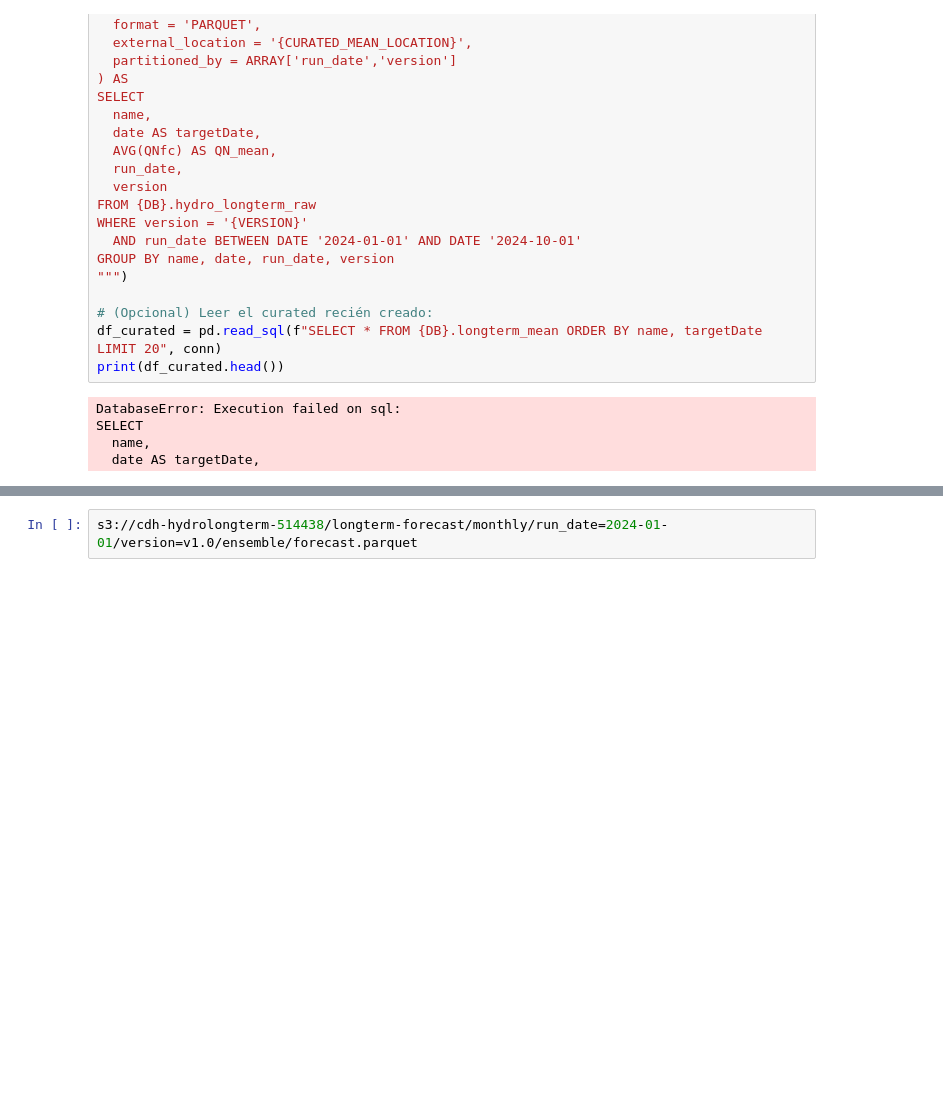
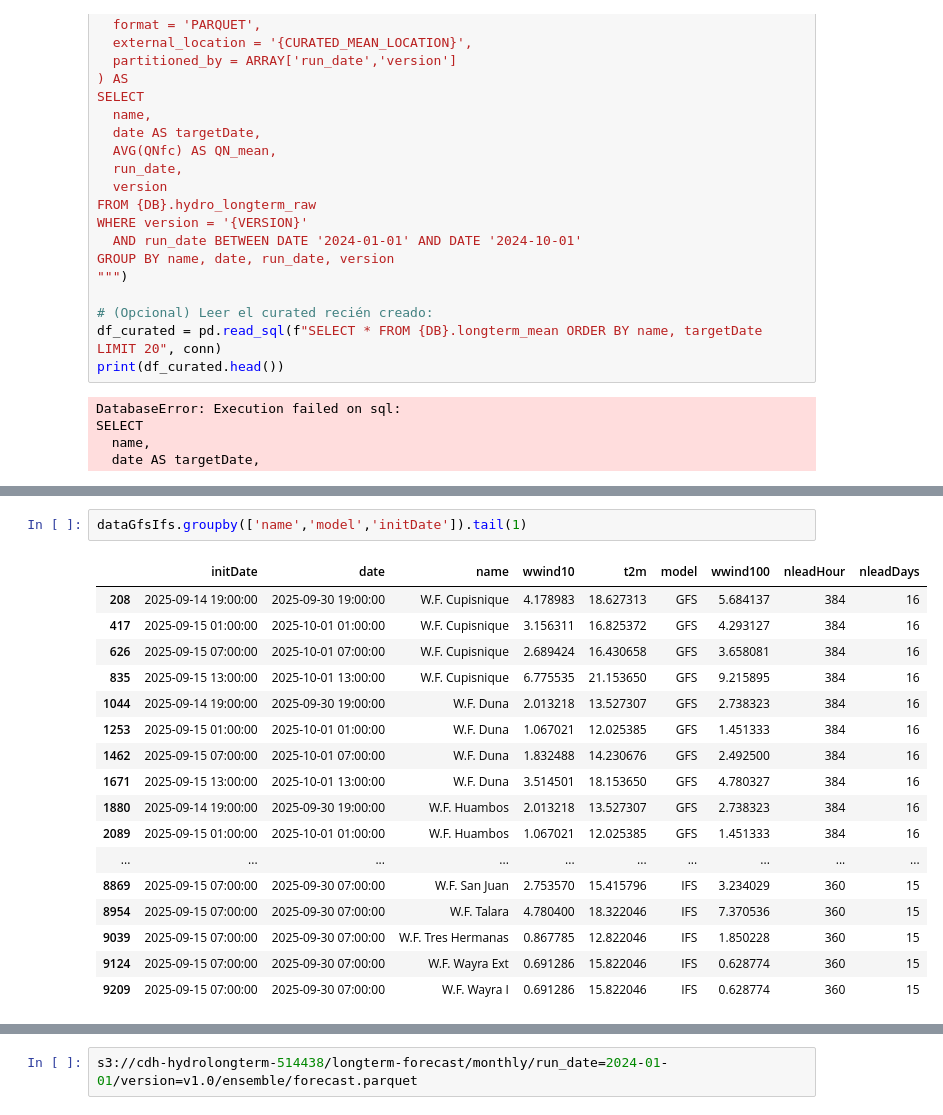
Before and after one commit to carlosenciso/windShortTermForecast, a Jupyter notebook: Notebooks/s3-logger.ipynb, the cells around one changed output, grey strips where cells are left out. Saved outputs shown, nothing was run; the diff lists cells and outputs as text; blank space fills up the shorter version.

```diff
--- a/Notebooks/s3-logger.ipynb
+++ b/Notebooks/s3-logger.ipynb
@@ -291,0 +1581,20 @@ SELECT
+# %%
+dataGfsIfs.groupby(['name','model','initDate']).tail(1)
+# %% [output]
+|  | initDate | date | name | wwind10 | t2m | model | wwind100 | nleadHour | nleadDays |
+| 208 | 2025-09-14 19:00:00 | 2025-09-30 19:00:00 | W.F. Cupisnique | 4.178983 | 18.627313 | GFS | 5.684137 | 384 | 16 |
+| 417 | 2025-09-15 01:00:00 | 2025-10-01 01:00:00 | W.F. Cupisnique | 3.156311 | 16.825372 | GFS | 4.293127 | 384 | 16 |
+| 626 | 2025-09-15 07:00:00 | 2025-10-01 07:00:00 | W.F. Cupisnique | 2.689424 | 16.430658 | GFS | 3.658081 | 384 | 16 |
+| 835 | 2025-09-15 13:00:00 | 2025-10-01 13:00:00 | W.F. Cupisnique | 6.775535 | 21.153650 | GFS | 9.215895 | 384 | 16 |
+| 1044 | 2025-09-14 19:00:00 | 2025-09-30 19:00:00 | W.F. Duna | 2.013218 | 13.527307 | GFS | 2.738323 | 384 | 16 |
+| 1253 | 2025-09-15 01:00:00 | 2025-10-01 01:00:00 | W.F. Duna | 1.067021 | 12.025385 | GFS | 1.451333 | 384 | 16 |
+| 1462 | 2025-09-15 07:00:00 | 2025-10-01 07:00:00 | W.F. Duna | 1.832488 | 14.230676 | GFS | 2.492500 | 384 | 16 |
+| 1671 | 2025-09-15 13:00:00 | 2025-10-01 13:00:00 | W.F. Duna | 3.514501 | 18.153650 | GFS | 4.780327 | 384 | 16 |
+| 1880 | 2025-09-14 19:00:00 | 2025-09-30 19:00:00 | W.F. Huambos | 2.013218 | 13.527307 | GFS | 2.738323 | 384 | 16 |
+| 2089 | 2025-09-15 01:00:00 | 2025-10-01 01:00:00 | W.F. Huambos | 1.067021 | 12.025385 | GFS | 1.451333 | 384 | 16 |
+| ... | ... | ... | ... | ... | ... | ... | ... | ... | ... |
+| 8869 | 2025-09-15 07:00:00 | 2025-09-30 07:00:00 | W.F. San Juan | 2.753570 | 15.415796 | IFS | 3.234029 | 360 | 15 |
+| 8954 | 2025-09-15 07:00:00 | 2025-09-30 07:00:00 | W.F. Talara | 4.780400 | 18.322046 | IFS | 7.370536 | 360 | 15 |
+| 9039 | 2025-09-15 07:00:00 | 2025-09-30 07:00:00 | W.F. Tres Hermanas | 0.867785 | 12.822046 | IFS | 1.850228 | 360 | 15 |
+| 9124 | 2025-09-15 07:00:00 | 2025-09-30 07:00:00 | W.F. Wayra Ext | 0.691286 | 15.822046 | IFS | 0.628774 | 360 | 15 |
+| 9209 | 2025-09-15 07:00:00 | 2025-09-30 07:00:00 | W.F. Wayra I | 0.691286 | 15.822046 | IFS | 0.628774 | 360 | 15 |
```
Also changed, not shown: parts of 32 cells of this notebook, 6 other files.
